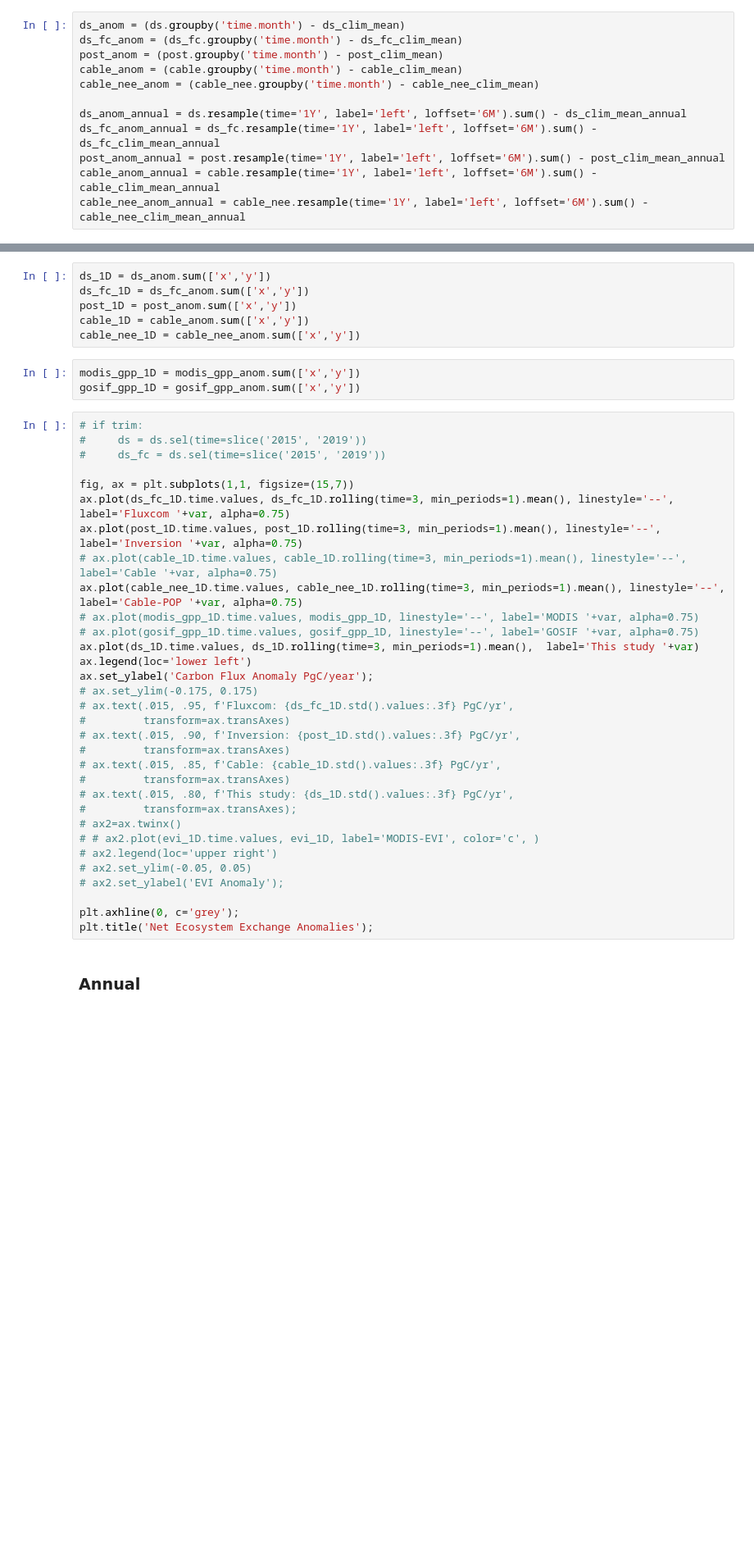
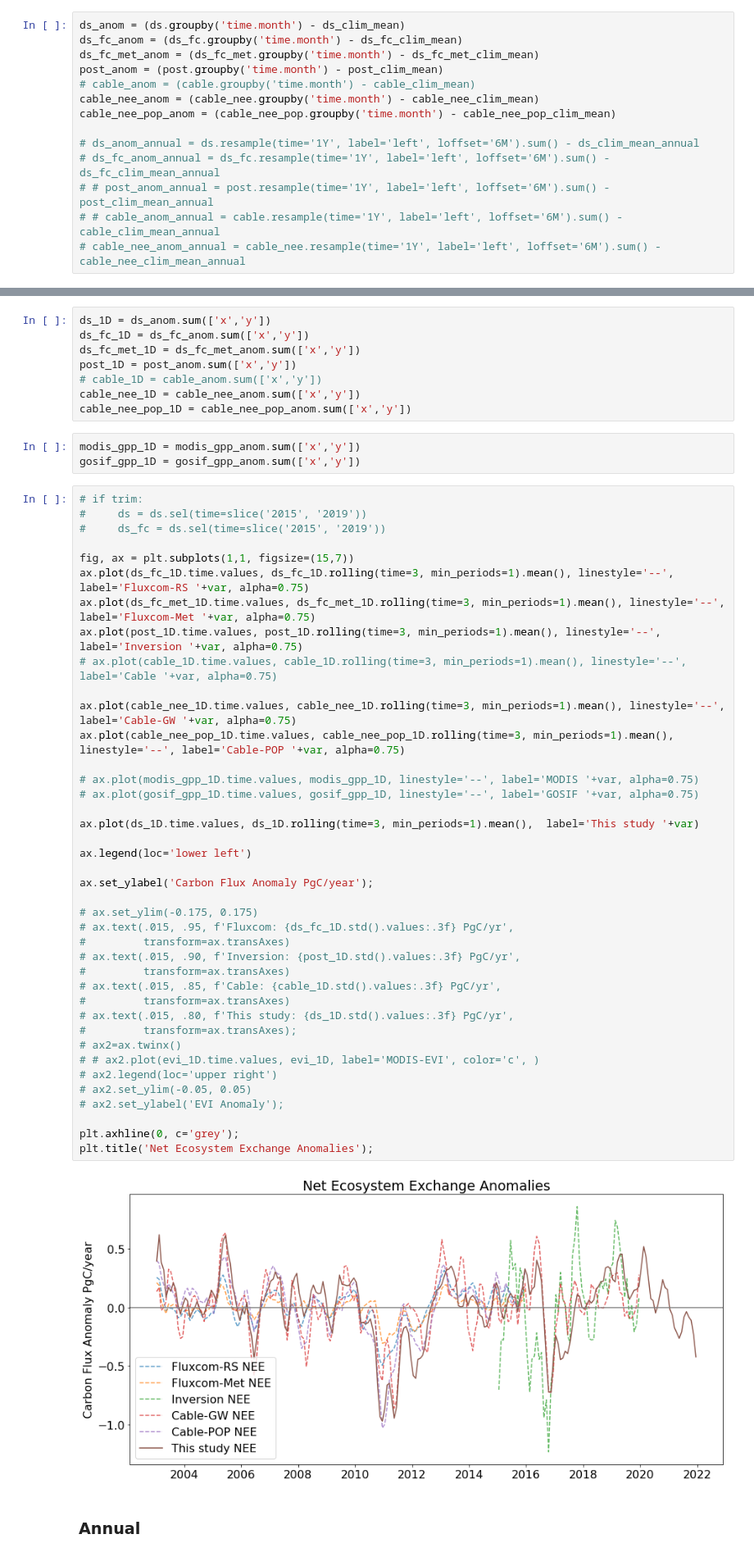
Before and after one commit to cbur24/NEE_modelling, a Jupyter notebook: 6a_Compare_products.ipynb, the cells around one changed output, grey strips where cells are left out. Shown at 82% size. Cells and saved outputs as stored; diff of their text form; blank space fills up the shorter version.

```diff
--- a/6a_Compare_products.ipynb
+++ b/6a_Compare_products.ipynb
@@ -321,15 +414,17 @@ cable_nee_clim_mean_annual = cable_nee.resample(time='1Y', label='left', loffset
 # %%
 ds_anom = (ds.groupby('time.month') - ds_clim_mean)
 ds_fc_anom = (ds_fc.groupby('time.month') - ds_fc_clim_mean)
+ds_fc_met_anom = (ds_fc_met.groupby('time.month') - ds_fc_met_clim_mean)
 post_anom = (post.groupby('time.month') - post_clim_mean)
-cable_anom = (cable.groupby('time.month') - cable_clim_mean)
+# cable_anom = (cable.groupby('time.month') - cable_clim_mean)
 cable_nee_anom = (cable_nee.groupby('time.month') - cable_nee_clim_mean)
+cable_nee_pop_anom = (cable_nee_pop.groupby('time.month') - cable_nee_pop_clim_mean)
 
-ds_anom_annual = ds.resample(time='1Y', label='left', loffset='6M').sum() - ds_clim_mean_annual
-ds_fc_anom_annual = ds_fc.resample(time='1Y', label='left', loffset='6M').sum() - ds_fc_clim_mean_annual
-post_anom_annual = post.resample(time='1Y', label='left', loffset='6M').sum() - post_clim_mean_annual
-cable_anom_annual = cable.resample(time='1Y', label='left', loffset='6M').sum() - cable_clim_mean_annual
-cable_nee_anom_annual = cable_nee.resample(time='1Y', label='left', loffset='6M').sum() - cable_nee_clim_mean_annual
+# ds_anom_annual = ds.resample(time='1Y', label='left', loffset='6M').sum() - ds_clim_mean_annual
+# ds_fc_anom_annual = ds_fc.resample(time='1Y', label='left', loffset='6M').sum() - ds_fc_clim_mean_annual
+# # post_anom_annual = post.resample(time='1Y', label='left', loffset='6M').sum() - post_clim_mean_annual
+# # cable_anom_annual = cable.resample(time='1Y', label='left', loffset='6M').sum() - cable_clim_mean_annual
+# cable_nee_anom_annual = cable_nee.resample(time='1Y', label='left', loffset='6M').sum() - cable_nee_clim_mean_annual
 # %%
 modis_gpp_anom = (modis_gpp.groupby('time.month') - modis_gpp_clim_mean)
 gosif_gpp_anom = (gosif_gpp.groupby('time.month') - gosif_gpp_clim_mean)
@@ -343,44 +438,56 @@ gosif_gpp_anom_annual = gosif_gpp.resample(time='1Y', label='left', loffset='6M'
 # %%
 ds_1D = ds_anom.sum(['x','y'])
 ds_fc_1D = ds_fc_anom.sum(['x','y'])
+ds_fc_met_1D = ds_fc_met_anom.sum(['x','y'])
 post_1D = post_anom.sum(['x','y'])
-cable_1D = cable_anom.sum(['x','y'])
+# cable_1D = cable_anom.sum(['x','y'])
 cable_nee_1D = cable_nee_anom.sum(['x','y'])
+cable_nee_pop_1D = cable_nee_pop_anom.sum(['x','y'])
 # %%
 modis_gpp_1D = modis_gpp_anom.sum(['x','y'])
 gosif_gpp_1D = gosif_gpp_anom.sum(['x','y'])
 # %%
 # if trim:
 #     ds = ds.sel(time=slice('2015', '2019'))
 #     ds_fc = ds.sel(time=slice('2015', '2019'))
 
 fig, ax = plt.subplots(1,1, figsize=(15,7))
-ax.plot(ds_fc_1D.time.values, ds_fc_1D.rolling(time=3, min_periods=1).mean(), linestyle='--', label='Fluxcom '+var, alpha=0.75)
+ax.plot(ds_fc_1D.time.values, ds_fc_1D.rolling(time=3, min_periods=1).mean(), linestyle='--', label='Fluxcom-RS '+var, alpha=0.75)
+ax.plot(ds_fc_met_1D.time.values, ds_fc_met_1D.rolling(time=3, min_periods=1).mean(), linestyle='--', label='Fluxcom-Met '+var, alpha=0.75)
 ax.plot(post_1D.time.values, post_1D.rolling(time=3, min_periods=1).mean(), linestyle='--', label='Inversion '+var, alpha=0.75)
 # ax.plot(cable_1D.time.values, cable_1D.rolling(time=3, min_periods=1).mean(), linestyle='--', label='Cable '+var, alpha=0.75)
-ax.plot(cable_nee_1D.time.values, cable_nee_1D.rolling(time=3, min_periods=1).mean(), linestyle='--', label='Cable-POP '+var, alpha=0.75)
+
+ax.plot(cable_nee_1D.time.values, cable_nee_1D.rolling(time=3, min_periods=1).mean(), linestyle='--', label='Cable-GW '+var, alpha=0.75)
+ax.plot(cable_nee_pop_1D.time.values, cable_nee_pop_1D.rolling(time=3, min_periods=1).mean(), linestyle='--', label='Cable-POP '+var, alpha=0.75)
+
 # ax.plot(modis_gpp_1D.time.values, modis_gpp_1D, linestyle='--', label='MODIS '+var, alpha=0.75)
 # ax.plot(gosif_gpp_1D.time.values, gosif_gpp_1D, linestyle='--', label='GOSIF '+var, alpha=0.75)
+
 ax.plot(ds_1D.time.values, ds_1D.rolling(time=3, min_periods=1).mean(),  label='This study '+var)
+
 ax.legend(loc='lower left')
+
 ax.set_ylabel('Carbon Flux Anomaly PgC/year');
+
 # ax.set_ylim(-0.175, 0.175)
 # ax.text(.015, .95, f'Fluxcom: {ds_fc_1D.std().values:.3f} PgC/yr',
 #         transform=ax.transAxes)
 # ax.text(.015, .90, f'Inversion: {post_1D.std().values:.3f} PgC/yr',
 #         transform=ax.transAxes)
 # ax.text(.015, .85, f'Cable: {cable_1D.std().values:.3f} PgC/yr',
 #         transform=ax.transAxes)
 # ax.text(.015, .80, f'This study: {ds_1D.std().values:.3f} PgC/yr',
 #         transform=ax.transAxes);
 # ax2=ax.twinx()
 # # ax2.plot(evi_1D.time.values, evi_1D, label='MODIS-EVI', color='c', )
 # ax2.legend(loc='upper right')
 # ax2.set_ylim(-0.05, 0.05)
 # ax2.set_ylabel('EVI Anomaly');
 
 plt.axhline(0, c='grey');
 plt.title('Net Ecosystem Exchange Anomalies');
+# %% [output]
+[figure, added]
 # %% [markdown]
 ### Annual
 # %%
```
Also changed, not shown: parts of 28 cells of this notebook, 36 other files.
